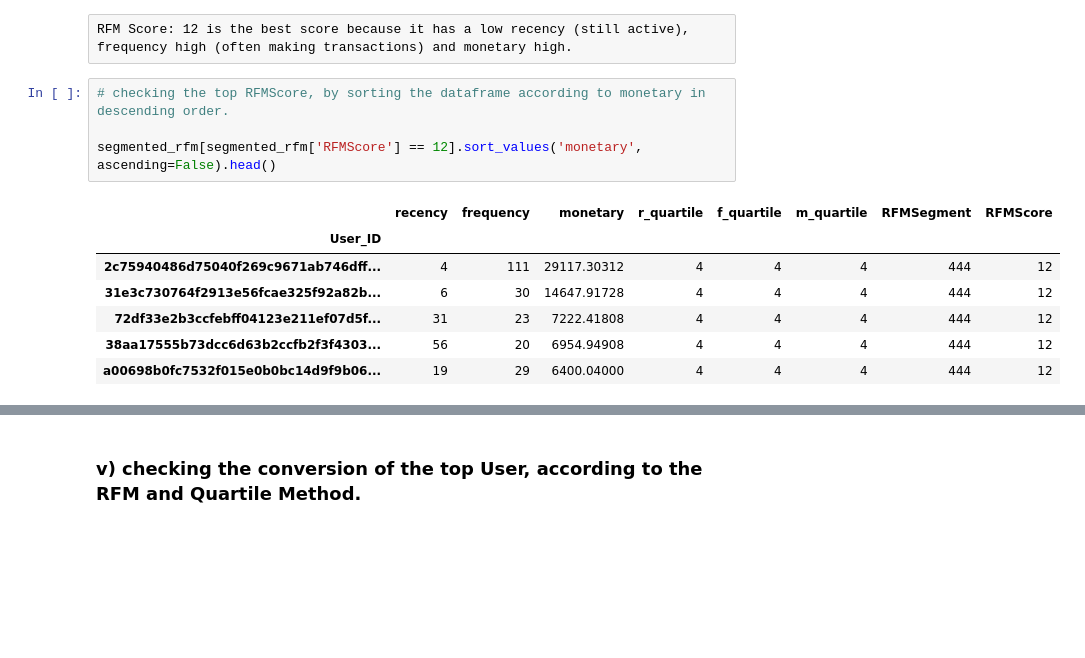
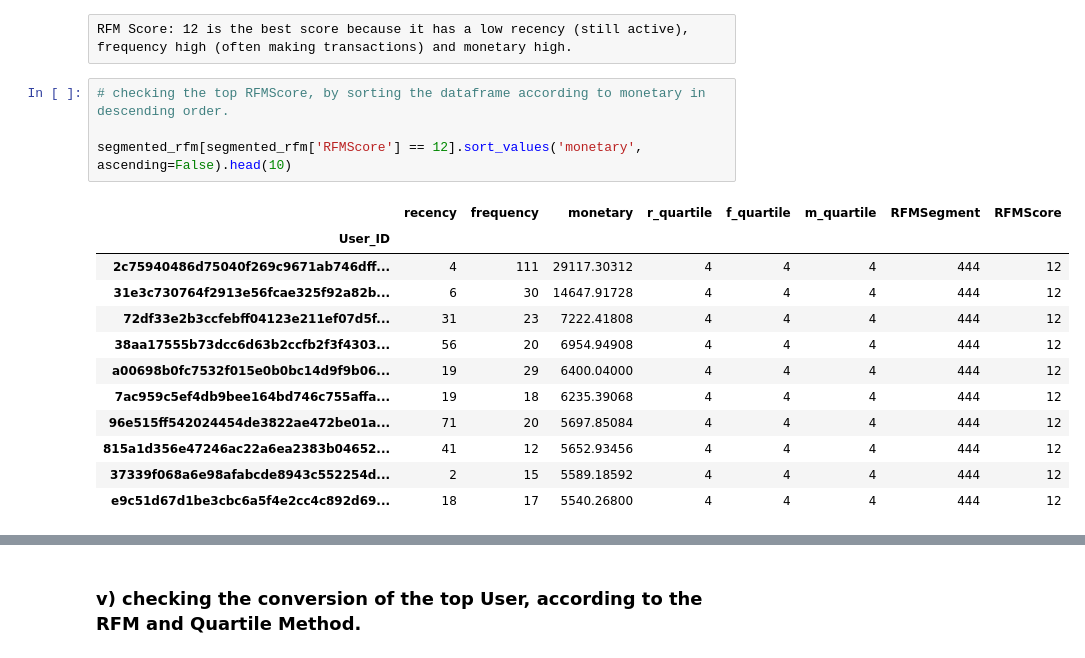
Before and after one commit to saudBinHabib/business_inteligence, a Jupyter notebook: Business Intelligence Data Challenge.ipynb, the cells around one changed output, grey strips where cells are left out. Cells and saved outputs as stored; diff of their text form; blank space fills up the shorter version.

```diff
--- a/Business Intelligence Data Challenge.ipynb
+++ b/Business Intelligence Data Challenge.ipynb
@@ -424,12 +437,17 @@ RFM Score: 12 is the best score because it has a low recency (still active), fre
 # %%
 # checking the top RFMScore, by sorting the dataframe according to monetary in descending order.
 
-segmented_rfm[segmented_rfm['RFMScore'] == 12].sort_values('monetary', ascending=False).head()
+segmented_rfm[segmented_rfm['RFMScore'] == 12].sort_values('monetary', ascending=False).head(10)
 # %% [output]
 |  | recency | frequency | monetary | r_quartile | f_quartile | m_quartile | RFMSegment | RFMScore |
 | User_ID |  |  |  |  |  |  |  |  |
 | 2c75940486d75040f269c9671ab746dff... | 4 | 111 | 29117.30312 | 4 | 4 | 4 | 444 | 12 |
 | 31e3c730764f2913e56fcae325f92a82b... | 6 | 30 | 14647.91728 | 4 | 4 | 4 | 444 | 12 |
 | 72df33e2b3ccfebff04123e211ef07d5f... | 31 | 23 | 7222.41808 | 4 | 4 | 4 | 444 | 12 |
 | 38aa17555b73dcc6d63b2ccfb2f3f4303... | 56 | 20 | 6954.94908 | 4 | 4 | 4 | 444 | 12 |
 | a00698b0fc7532f015e0b0bc14d9f9b06... | 19 | 29 | 6400.04000 | 4 | 4 | 4 | 444 | 12 |
+| 7ac959c5ef4db9bee164bd746c755affa... | 19 | 18 | 6235.39068 | 4 | 4 | 4 | 444 | 12 |
+| 96e515ff542024454de3822ae472be01a... | 71 | 20 | 5697.85084 | 4 | 4 | 4 | 444 | 12 |
+| 815a1d356e47246ac22a6ea2383b04652... | 41 | 12 | 5652.93456 | 4 | 4 | 4 | 444 | 12 |
+| 37339f068a6e98afabcde8943c552254d... | 2 | 15 | 5589.18592 | 4 | 4 | 4 | 444 | 12 |
+| e9c51d67d1be3cbc6a5f4e2cc4c892d69... | 18 | 17 | 5540.26800 | 4 | 4 | 4 | 444 | 12 |
```
Also changed, not shown: parts of 14 cells of this notebook.
